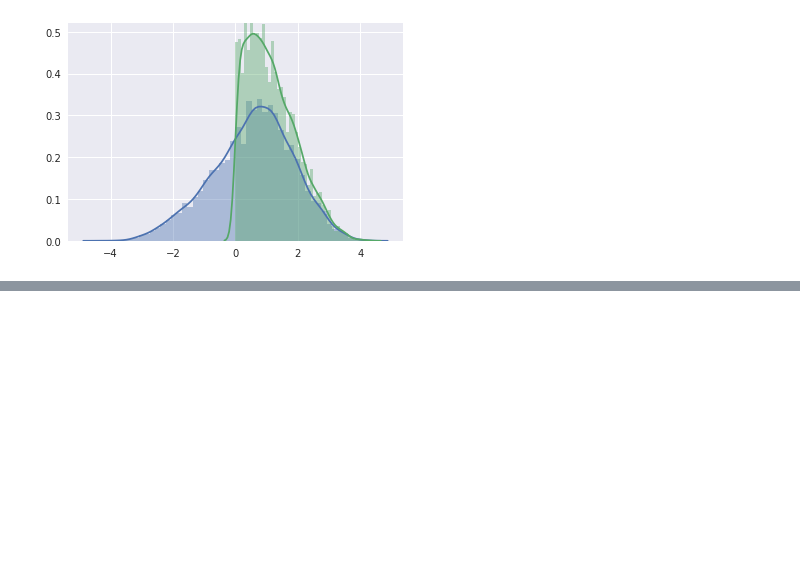
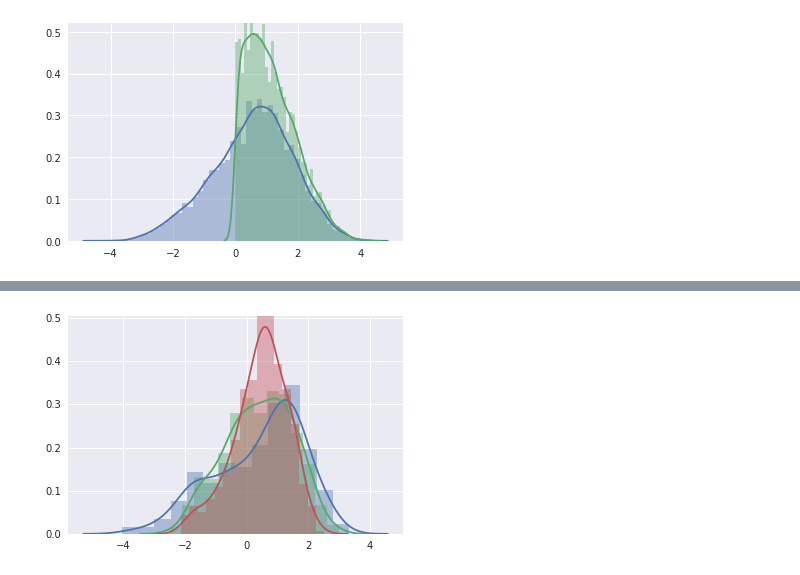
Before and after one commit to jiaojiaoloveu/WordEmbedding-SubCulture, a Jupyter notebook: src/semi_supervised/plot_epa.ipynb, the cells around one changed output, grey strips where cells are left out. Saved outputs shown, nothing was run; the diff lists cells and outputs as text; code cells hidden in the pictures; blank space fills up the shorter version.

```diff
--- a/src/semi_supervised/plot_epa.ipynb
+++ b/src/semi_supervised/plot_epa.ipynb
@@ -64,0 +86,4 @@ sns.distplot(D)
+# %%
+e, p, a = plot_epa('../../data/epa/bayesact/fidentities.dat')
+# %% [output]
+[figure, added]
```
Also changed, not shown: parts of 7 cells of this notebook, 1 other file.
